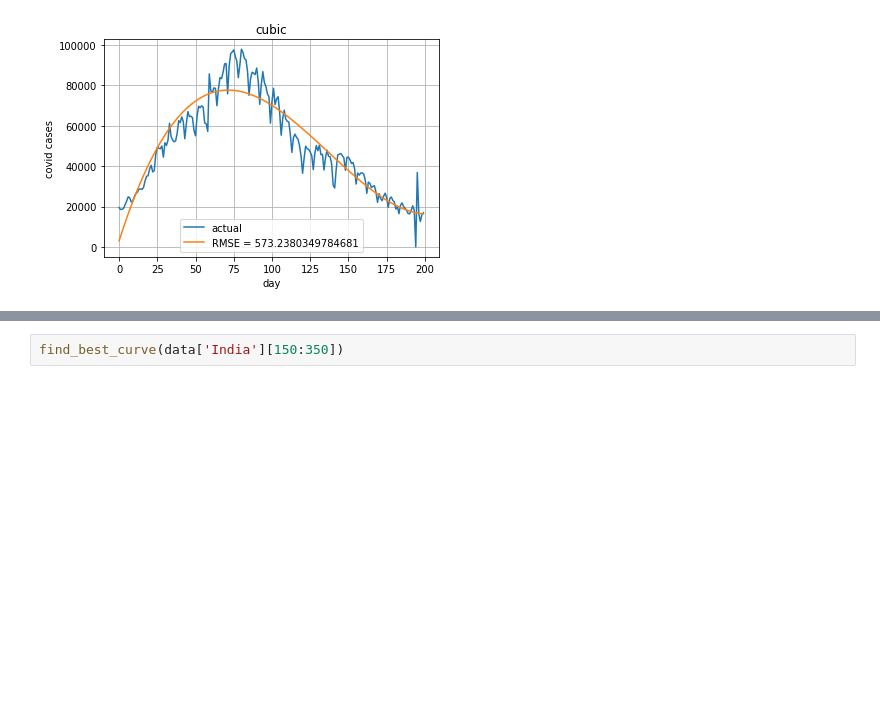
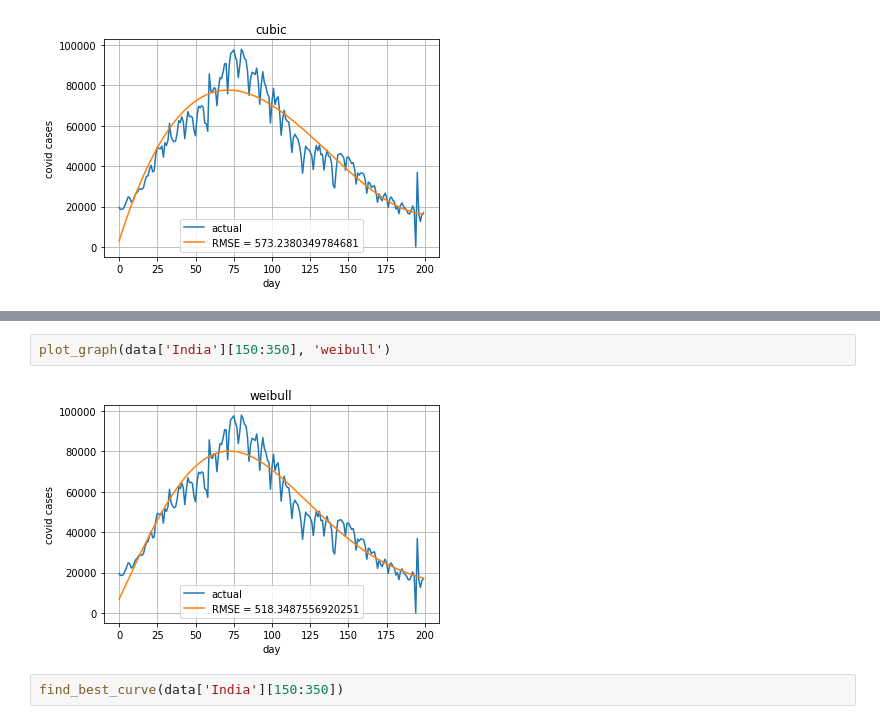
Before and after one commit to Abh1-Shek/BTP, a Jupyter notebook: FunctionFittingCountries.ipynb, the cells around one changed output, grey strips where cells are left out. Cells and saved outputs as stored; diff of their text form; blank space fills up the shorter version.

```diff
--- a/FunctionFittingCountries.ipynb
+++ b/FunctionFittingCountries.ipynb
@@ -179,3 +191,7 @@ plot_graph(data['India'][150:350], 'cubic')
+# %%
+plot_graph(data['India'][150:350], 'weibull')
+# %% [output]
+[figure, added]
 # %%
 find_best_curve(data['India'][150:350])
 # %% [output]
```
Also changed, not shown: parts of 3 cells of this notebook.
